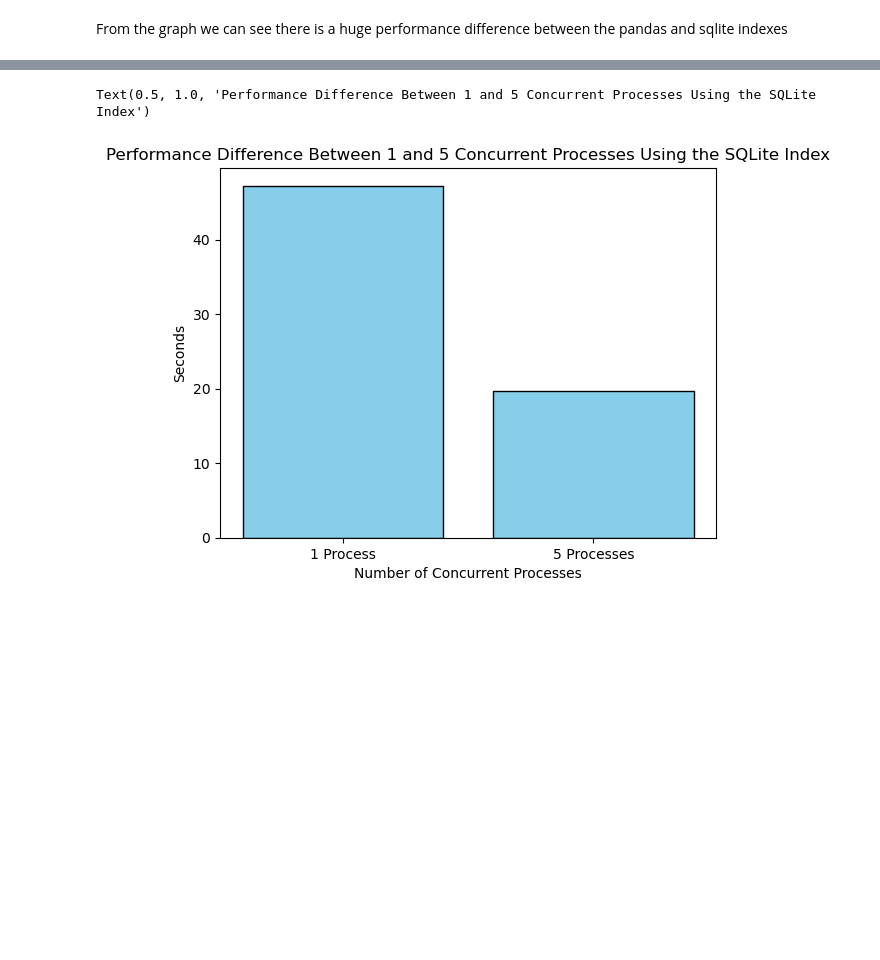
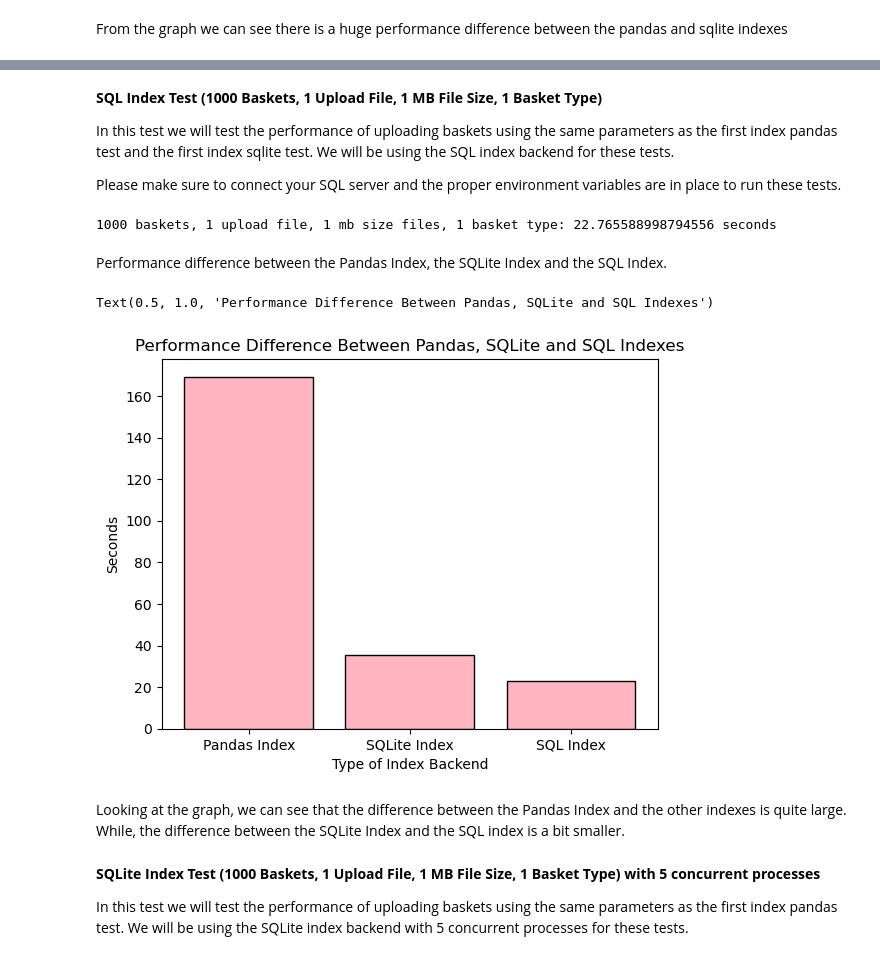
Before and after one commit to 309thEDDGE/weave, a Jupyter notebook: weave/analytics/index_upload_tests.ipynb, the cells around one changed output, grey strips where cells are left out. Cells and saved outputs as stored; diff of their text form; code cells hidden in the pictures; blank space fills up the shorter version.

```diff
--- a/weave/analytics/index_upload_tests.ipynb
+++ b/weave/analytics/index_upload_tests.ipynb
@@ -184,12 +134,38 @@ Performance Difference Between 1 and 5 Concurrent Processes Using the SQLite Ind
-# %%
-categories = ["1 Process", "5 Processes"]
-values = [sqlite_time1, sqlite_time_con1]
-
-plt.bar(categories, values, color='skyblue', edgecolor='black')
-
-plt.xlabel('Number of Concurrent Processes')
-plt.ylabel('Seconds')
-plt.title('Performance Difference Between 1 and 5 Concurrent Processes Using the SQLite Index')
-# %% [output]
-Text(0.5, 1.0, 'Performance Difference Between 1 and 5 Concurrent Processes Using the SQLite Index')
-[figure, removed]
+# %% [markdown]
+**SQL Index Test (1000 Baskets, 1 Upload File, 1 MB File Size, 1 Basket Type)**
+
+In this test we will test the performance of uploading baskets using the same parameters as the first index pandas test and the first index sqlite test. We will be using the SQL index backend for these tests.
+
+Please make sure to connect your SQL server and the proper environment variables are in place to run these tests.
+# %%
+pantry_sql = Pantry(IndexSQL, pantry_path="dummy_pantry", file_system=LocalFileSystem())
+# %%
+baskets = generate_dummy_baskets(basket_count=1000, file_count=1, file_size_mb=1, file_path="dummy_txt", num_basket_types=1)
+sql_time2 = run_index_basket_upload_test(basket_list=baskets, pantry=pantry_sql)
+print(f"1000 baskets, 1 upload file, 1 mb size files, 1 basket type: {sql_time2} seconds")
+shutil.rmtree("dummy_txt")
+shutil.rmtree("dummy_pantry")
+
+pantry_sql.index.drop_index()
+# %% [output]
+1000 baskets, 1 upload file, 1 mb size files, 1 basket type: 22.765588998794556 seconds
+# %% [markdown]
+Performance difference between the Pandas Index, the SQLite Index and the SQL Index.
+# %%
+categories = ["Pandas Index", "SQLite Index", "SQL Index"]
+values = [pandas_time1, sqlite_time1, sql_time2]
+
+plt.bar(categories, values, color='lightpink', edgecolor='black')
+
+plt.xlabel('Type of Index Backend')
+plt.ylabel('Seconds')
+plt.title('Performance Difference Between Pandas, SQLite and SQL Indexes')
+# %% [output]
+Text(0.5, 1.0, 'Performance Difference Between Pandas, SQLite and SQL Indexes')
+[figure, added]
+# %% [markdown]
+Looking at the graph, we can see that the difference between the Pandas Index and the other indexes is quite large. While, the difference between the SQLite Index and the SQL index is a bit smaller.
+# %% [markdown]
+**SQLite Index Test (1000 Baskets, 1 Upload File, 1 MB File Size, 1 Basket Type) with 5 concurrent processes**
+
+In this test we will test the performance of uploading baskets using the same parameters as the first index pandas test. We will be using the SQLite index backend with 5 concurrent processes for these tests.
```
Also changed, not shown: parts of 29 cells of this notebook.
